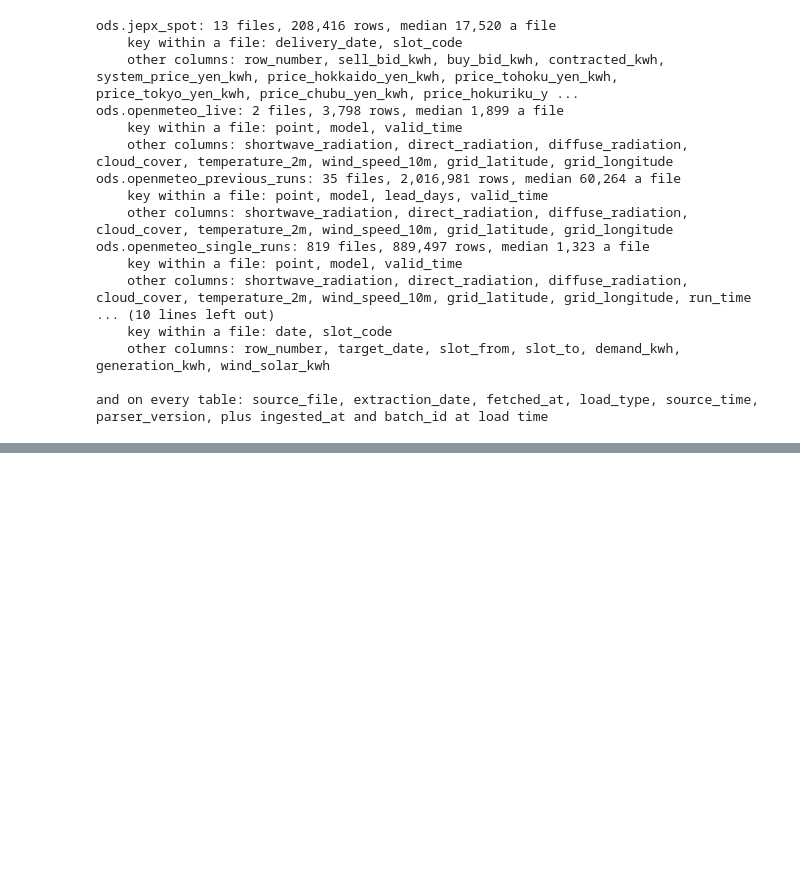
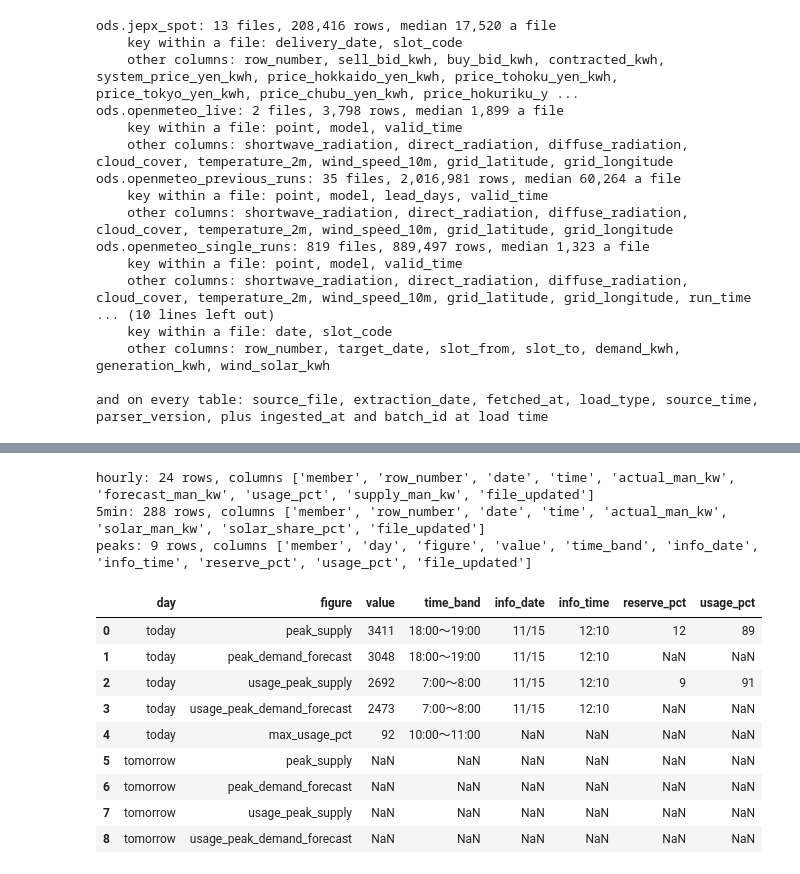
Before and after one commit to iahsanujunda/jtf, a Jupyter notebook: notebooks/02_raw_to_ods.ipynb, the cells around one changed output, grey strips where cells are left out. Drawn from its saved outputs; the diff is of its cells as text; code cells hidden in the pictures; blank space fills up the shorter version.

```diff
--- a/notebooks/02_raw_to_ods.ipynb
+++ b/notebooks/02_raw_to_ods.ipynb
@@ -1158,0 +1450,79 @@ In all, about 1 GB a year, inside BigQuery's free 10 GB of storage: the cost her
+# %%
+OUTLOOK_HOURLY = {
+    "DATE": "date",
+    "TIME": "time",
+    "当日実績(万kW)": "actual_man_kw",
+    "予測値(万kW)": "forecast_man_kw",
+    "使用率(%)": "usage_pct",
+    "供給力(万kW)": "supply_man_kw",
+}
+OUTLOOK_5MIN = {
+    "DATE": "date",
+    "TIME": "time",
+    "当日実績(５分間隔値)(万kW)": "actual_man_kw",
+    "太陽光発電実績(５分間隔値)(万kW)": "solar_man_kw",
+    "太陽光発電量(電力使用量に対する割合)(%)": "solar_share_pct",
+}
+OUTLOOK_HEADLINES = {
+    "ピーク時供給力(万kW)": "peak_supply",
+    "予想最大電力(万kW)": "peak_demand_forecast",
+    "使用率ピーク時供給力(万kW)": "usage_peak_supply",
+    "使用率ピーク時予想電力(万kW)": "usage_peak_demand_forecast",
+    "最大使用率(%)": "max_usage_pct",
+}
+HEADLINE_FIELDS = ["value", "time_band", "info_date", "info_time", "reserve_pct", "usage_pct"]
+
+
+def parse_outlook(text: str, member: str | None = None) -> dict[str, pd.DataFrame]:
+    blocks = outlook_blocks(text)
+    first = blocks[0]
+    if not first[0].endswith(" UPDATE"):
+        raise ValueError(f"no update line: {first[0]!r}")
+    file_updated = first[0].removesuffix(" UPDATE")
+    blocks[0] = first[1:]
+    headlines, tables = [], {}
+    for block in blocks:
+        header = next(csv.reader([block[0]]))
+        if header[:2] == ["DATE", "TIME"]:
+            mapping = OUTLOOK_HOURLY if header[2] == "当日実績(万kW)" else OUTLOOK_5MIN
+            unknown = sorted(set(header) - set(mapping))
+            if unknown:
+                raise ValueError(f"no ASCII name for columns {unknown}")
+            df = pd.read_csv(io.StringIO("\n".join(block)), dtype=str).rename(columns=mapping)
+            df.insert(0, "row_number", range(1, len(df) + 1))
+            tables["hourly" if mapping is OUTLOOK_HOURLY else "5min"] = df
+            continue
+        day = "tomorrow" if header[0].startswith("翌日の") else "today"
+        figure = OUTLOOK_HEADLINES.get(header[0].removeprefix("翌日の"))
+        if figure is None:
+            raise ValueError(f"unknown headline block {header[0]!r}")
+        values = next(csv.reader([block[1]])) if len(block) > 1 else []
+        row = dict(zip(HEADLINE_FIELDS, values + [""] * len(HEADLINE_FIELDS), strict=False))
+        headlines.append({"day": day, "figure": figure, **{k: v or None for k, v in row.items()}})
+    tables["peaks"] = pd.DataFrame(headlines)
+    for df in tables.values():
+        df.insert(0, "member", member)
+        df["file_updated"] = file_updated
+    return tables
+
+
+today = parse_outlook(outlook_text)
+for name, df in today.items():
+    print(f"{name}: {len(df)} rows, columns {list(df.columns)}")
+today["peaks"][
+    ["day", "figure", "value", "time_band", "info_date", "info_time", "reserve_pct", "usage_pct"]
+]
+# %% [output]
+hourly: 24 rows, columns ['member', 'row_number', 'date', 'time', 'actual_man_kw', 'forecast_man_kw', 'usage_pct', 'supply_man_kw', 'file_updated']
+5min: 288 rows, columns ['member', 'row_number', 'date', 'time', 'actual_man_kw', 'solar_man_kw', 'solar_share_pct', 'file_updated']
+peaks: 9 rows, columns ['member', 'day', 'figure', 'value', 'time_band', 'info_date', 'info_time', 'reserve_pct', 'usage_pct', 'file_updated']
+|  | day | figure | value | time_band | info_date | info_time | reserve_pct | usage_pct |
+| 0 | today | peak_supply | 3411 | 18:00～19:00 | 11/15 | 12:10 | 12 | 89 |
+| 1 | today | peak_demand_forecast | 3048 | 18:00～19:00 | 11/15 | 12:10 | NaN | NaN |
+| 2 | today | usage_peak_supply | 2692 | 7:00～8:00 | 11/15 | 12:10 | 9 | 91 |
+| 3 | today | usage_peak_demand_forecast | 2473 | 7:00～8:00 | 11/15 | 12:10 | NaN | NaN |
+| 4 | today | max_usage_pct | 92 | 10:00～11:00 | NaN | NaN | NaN | NaN |
+| 5 | tomorrow | peak_supply | NaN | NaN | NaN | NaN | NaN | NaN |
+| 6 | tomorrow | peak_demand_forecast | NaN | NaN | NaN | NaN | NaN | NaN |
+| 7 | tomorrow | usage_peak_supply | NaN | NaN | NaN | NaN | NaN | NaN |
+| 8 | tomorrow | usage_peak_demand_forecast | NaN | NaN | NaN | NaN | NaN | NaN |
```
Also changed, not shown: parts of 21 cells of this notebook, 1 other file.
